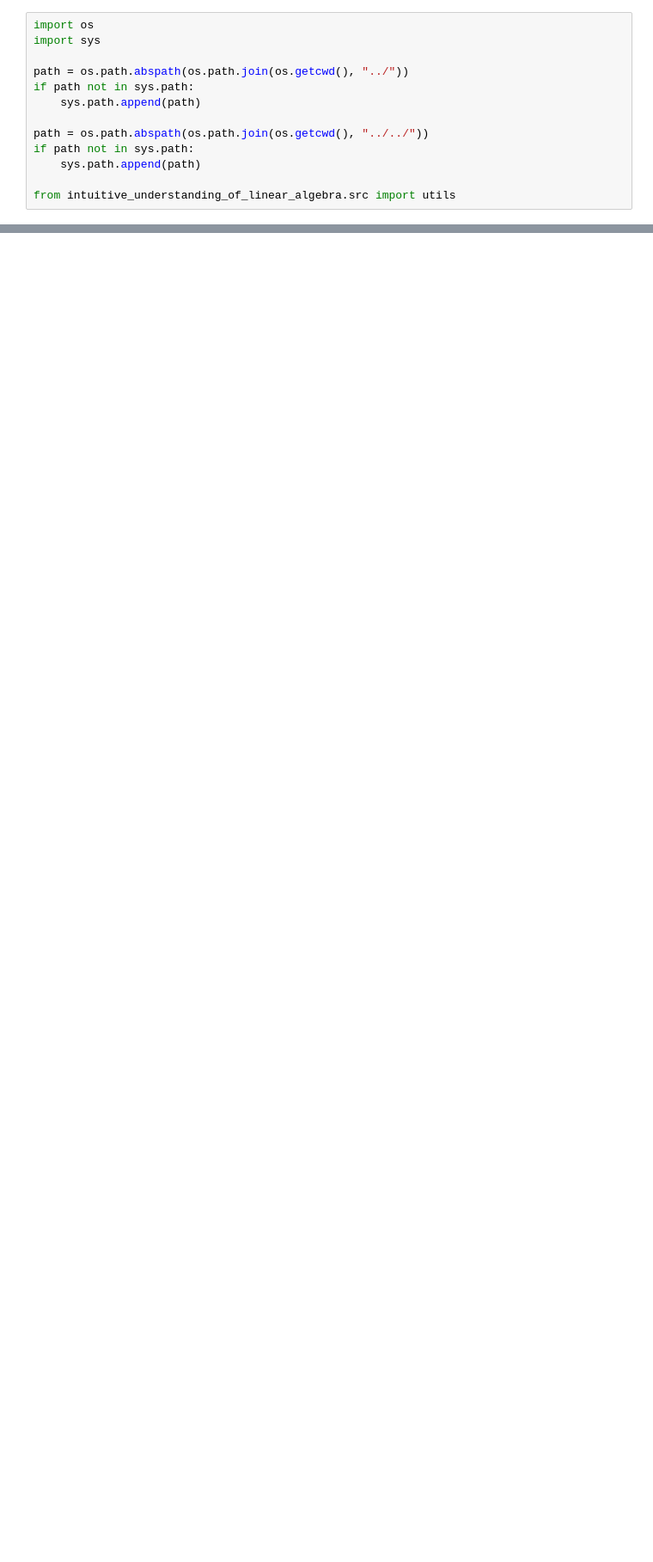
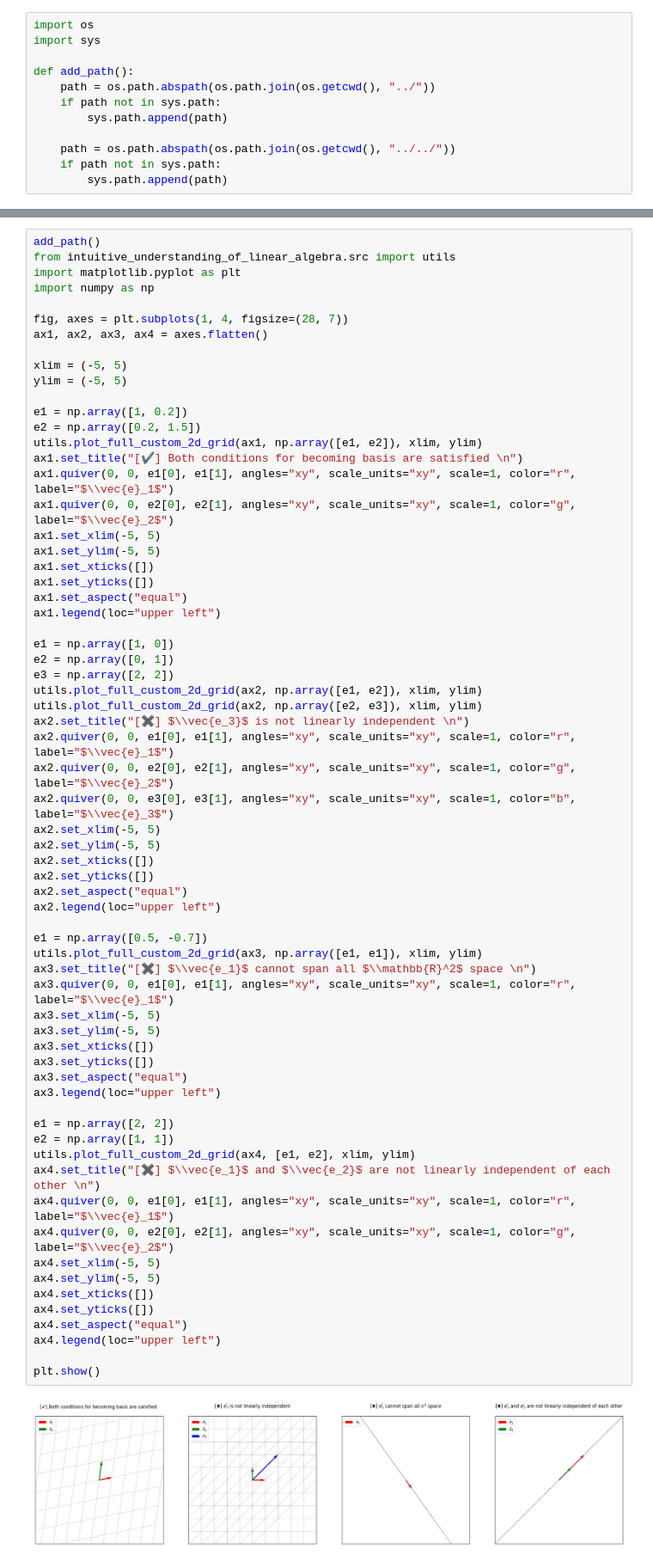
Before and after one commit to PARKCHEOLHEE-lab/intuitive-understanding-of-linear-algebra, a Jupyter notebook: intuitive_understanding_of_linear_algebra/notebooks/basis.ipynb, the cells around one changed output, grey strips where cells are left out. Shown at 86% size. Drawn from its saved outputs; the diff is of its cells as text; blank space fills up the shorter version.

Commit message:
basis

```diff
--- a/intuitive_understanding_of_linear_algebra/notebooks/basis.ipynb
+++ b/intuitive_understanding_of_linear_algebra/notebooks/basis.ipynb
@@ -2,13 +2,12 @@
 import os
 import sys
 
-path = os.path.abspath(os.path.join(os.getcwd(), "../"))
-if path not in sys.path:
-    sys.path.append(path)
+def add_path():
+    path = os.path.abspath(os.path.join(os.getcwd(), "../"))
+    if path not in sys.path:
+        sys.path.append(path)
 
-path = os.path.abspath(os.path.join(os.getcwd(), "../../"))
-if path not in sys.path:
-    sys.path.append(path)
-
-from intuitive_understanding_of_linear_algebra.src import utils
+    path = os.path.abspath(os.path.join(os.getcwd(), "../../"))
+    if path not in sys.path:
+        sys.path.append(path)
 # %%
@@ -221 +226,69 @@ plt.show()
 [figure]
+# %%
+add_path()
+from intuitive_understanding_of_linear_algebra.src import utils
+import matplotlib.pyplot as plt
+import numpy as np
+
+fig, axes = plt.subplots(1, 4, figsize=(28, 7))
+ax1, ax2, ax3, ax4 = axes.flatten()
+
+xlim = (-5, 5)
+ylim = (-5, 5)
+
+e1 = np.array([1, 0.2])
+e2 = np.array([0.2, 1.5])
+utils.plot_full_custom_2d_grid(ax1, np.array([e1, e2]), xlim, ylim)
+ax1.set_title("[✔️] Both conditions for becoming basis are satisfied \n")
+ax1.quiver(0, 0, e1[0], e1[1], angles="xy", scale_units="xy", scale=1, color="r", label="$\\vec{e}_1$")
+ax1.quiver(0, 0, e2[0], e2[1], angles="xy", scale_units="xy", scale=1, color="g", label="$\\vec{e}_2$")
+ax1.set_xlim(-5, 5)
+ax1.set_ylim(-5, 5)
+ax1.set_xticks([])
+ax1.set_yticks([])
+ax1.set_aspect("equal")
+ax1.legend(loc="upper left")
+
+e1 = np.array([1, 0])
+e2 = np.array([0, 1])
+e3 = np.array([2, 2])
+utils.plot_full_custom_2d_grid(ax2, np.array([e1, e2]), xlim, ylim)
+utils.plot_full_custom_2d_grid(ax2, np.array([e2, e3]), xlim, ylim)
+ax2.set_title("[✖️] $\\vec{e_3}$ is not linearly independent \n")
+ax2.quiver(0, 0, e1[0], e1[1], angles="xy", scale_units="xy", scale=1, color="r", label="$\\vec{e}_1$")
+ax2.quiver(0, 0, e2[0], e2[1], angles="xy", scale_units="xy", scale=1, color="g", label="$\\vec{e}_2$")
+ax2.quiver(0, 0, e3[0], e3[1], angles="xy", scale_units="xy", scale=1, color="b", label="$\\vec{e}_3$")
+ax2.set_xlim(-5, 5)
+ax2.set_ylim(-5, 5)
+ax2.set_xticks([])
+ax2.set_yticks([])
+ax2.set_aspect("equal")
+ax2.legend(loc="upper left")
+
+e1 = np.array([0.5, -0.7])
+utils.plot_full_custom_2d_grid(ax3, np.array([e1, e1]), xlim, ylim)
+ax3.set_title("[✖️] $\\vec{e_1}$ cannot span all $\\mathbb{R}^2$ space \n")
+ax3.quiver(0, 0, e1[0], e1[1], angles="xy", scale_units="xy", scale=1, color="r", label="$\\vec{e}_1$")
+ax3.set_xlim(-5, 5)
+ax3.set_ylim(-5, 5)
+ax3.set_xticks([])
+ax3.set_yticks([])
+ax3.set_aspect("equal")
+ax3.legend(loc="upper left")
+
+e1 = np.array([2, 2])
+e2 = np.array([1, 1])
+utils.plot_full_custom_2d_grid(ax4, [e1, e2], xlim, ylim)
+ax4.set_title("[✖️] $\\vec{e_1}$ and $\\vec{e_2}$ are not linearly independent of each other \n")
+ax4.quiver(0, 0, e1[0], e1[1], angles="xy", scale_units="xy", scale=1, color="r", label="$\\vec{e}_1$")
+ax4.quiver(0, 0, e2[0], e2[1], angles="xy", scale_units="xy", scale=1, color="g", label="$\\vec{e}_2$")
+ax4.set_xlim(-5, 5)
+ax4.set_ylim(-5, 5)
+ax4.set_xticks([])
+ax4.set_yticks([])
+ax4.set_aspect("equal")
+ax4.legend(loc="upper left")
+
+plt.show()
+# %% [output]
+[figure, added]
```
Also changed, not shown: parts of 4 cells of this notebook.
